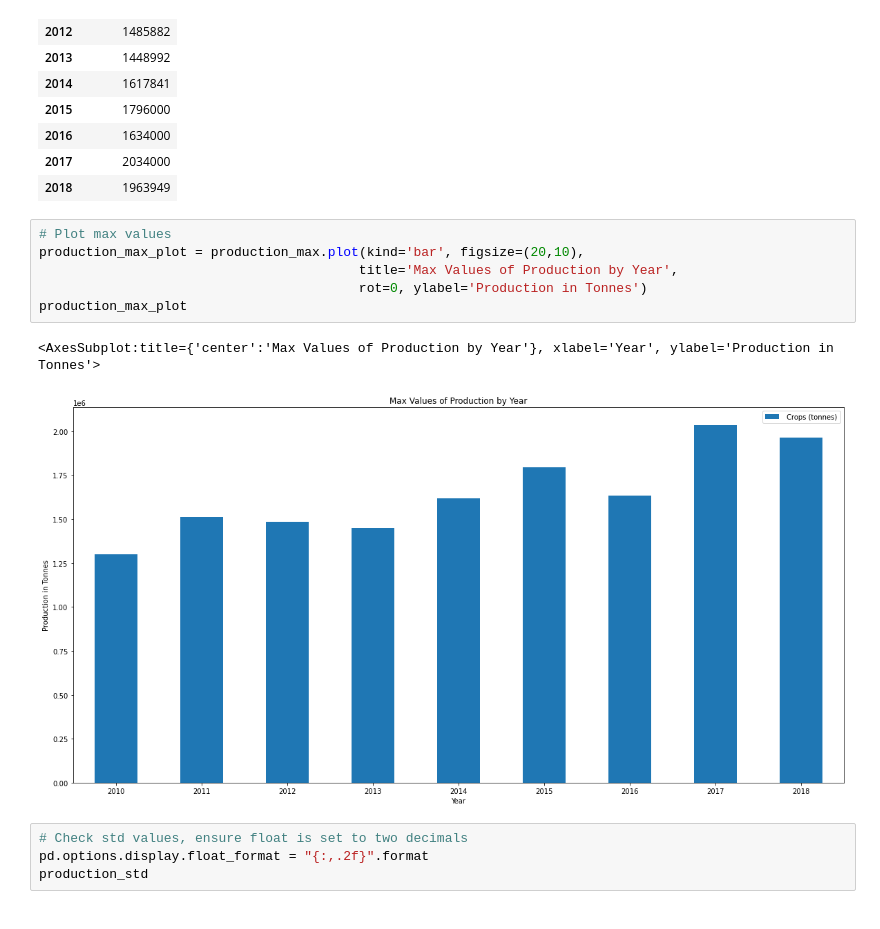
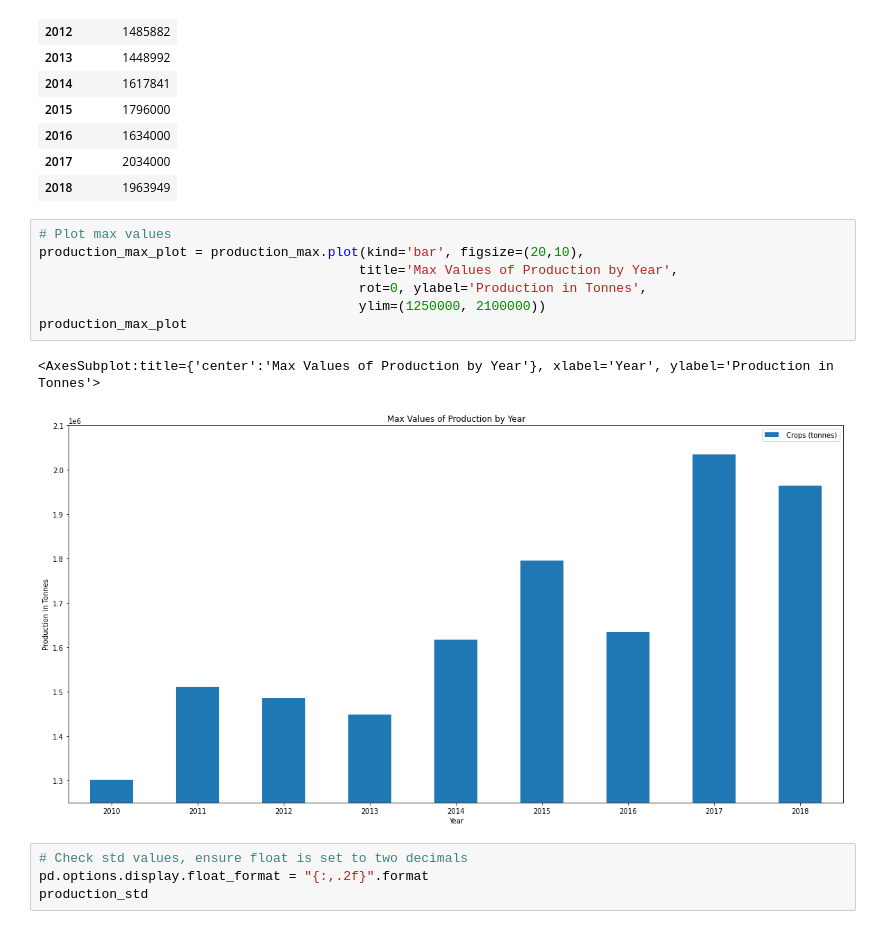
Before and after one commit to pekfrjufrirf12/project1_group3, a Jupyter notebook: Project Data/production_data.ipynb, the cells around one changed output. Drawn from its saved outputs; the diff is of its cells as text.

Commit message:
more plot editing, changed ylims

```diff
--- a/Project Data/production_data.ipynb
+++ b/Project Data/production_data.ipynb
@@ -132,12 +134,13 @@ production_max
 # %%
 # Plot max values
 production_max_plot = production_max.plot(kind='bar', figsize=(20,10),
                                          title='Max Values of Production by Year',
-                                         rot=0, ylabel='Production in Tonnes')
+                                         rot=0, ylabel='Production in Tonnes',
+                                         ylim=(1250000, 2100000))
 production_max_plot
 # %% [output]
 <AxesSubplot:title={'center':'Max Values of Production by Year'}, xlabel='Year', ylabel='Production in Tonnes'>
-[figure, old version]
+[figure, new version]
 # %%
 # Check std values, ensure float is set to two decimals
 pd.options.display.float_format = "{:,.2f}".format
```
Also changed, not shown: parts of 4 cells of this notebook.
